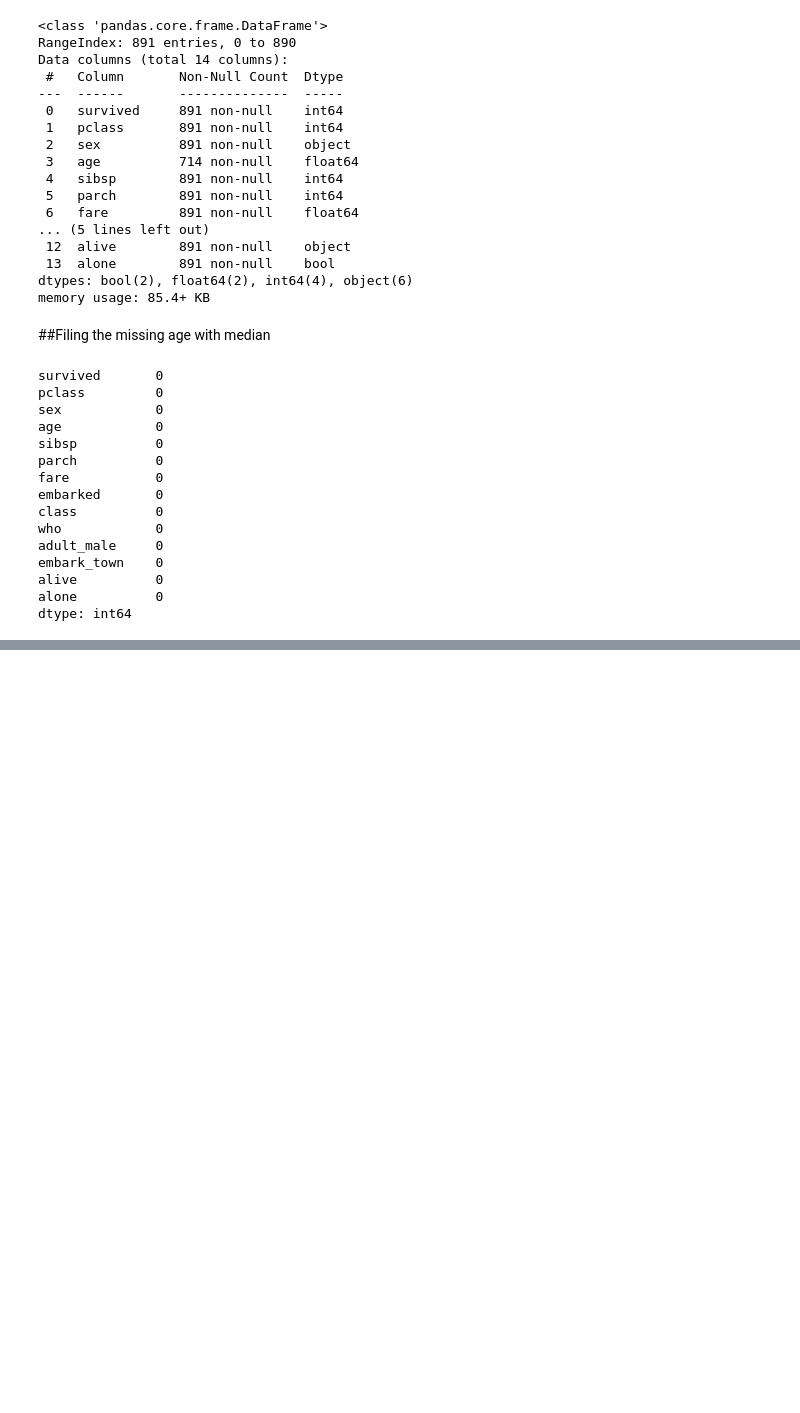
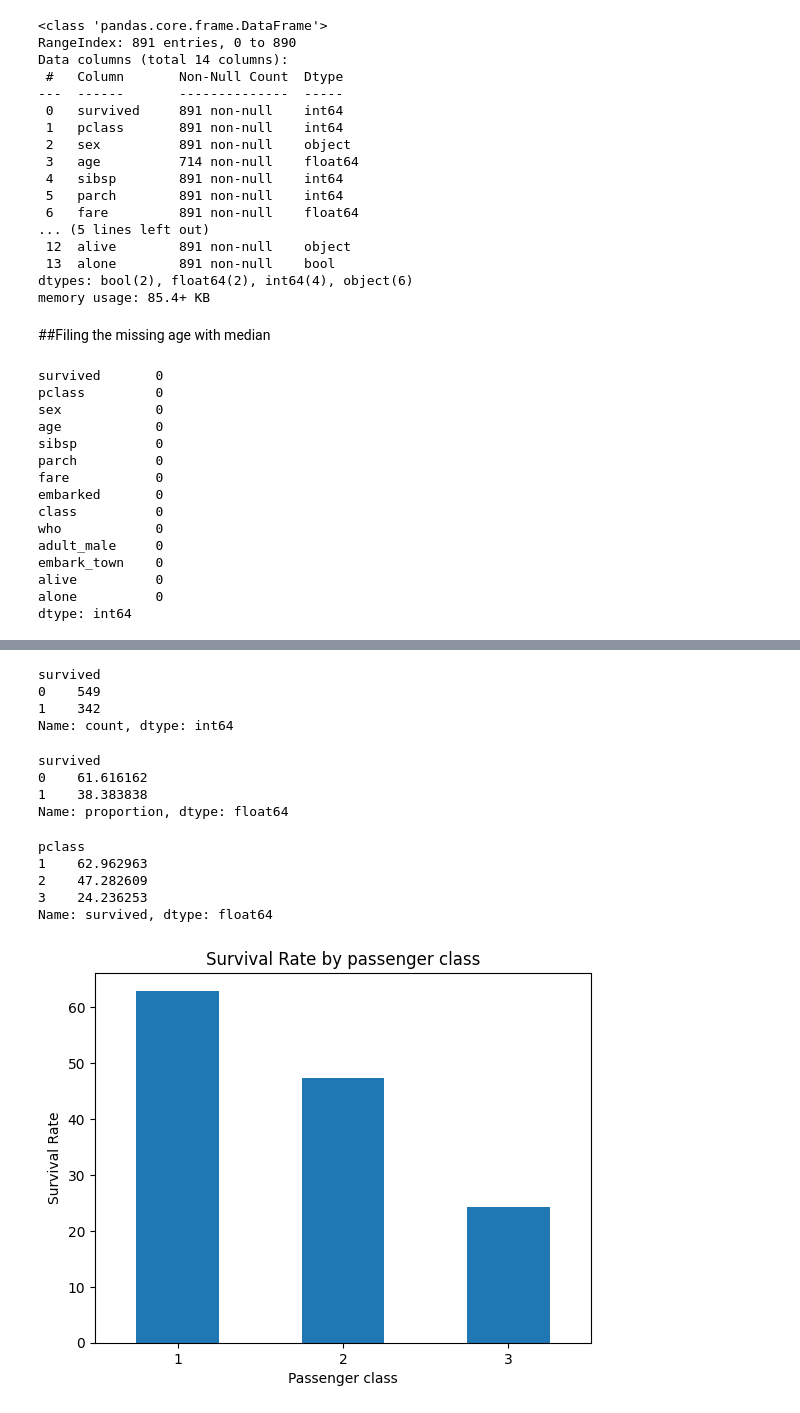
Before and after one commit to Shashank-sketchAl/ML-90-Day-Challenge-, a Jupyter notebook: Day16.ipynb, the cells around one changed output, grey strips where cells are left out. Cells and saved outputs as stored; diff of their text form; code cells hidden in the pictures; blank space fills up the shorter version.

```diff
--- a/Day16.ipynb
+++ b/Day16.ipynb
@@ -152,0 +216,12 @@ dtype: int64
+# %%
+url = "https://raw.githubusercontent.com/mwaskom/seaborn-data/master/titanic.csv"
+df = pd.read_csv(url)
+
+df = df.drop(columns=["deck"])
+df["age"] = df["age"].fillna(df["age"].median())
+df["embarked"] = df["embarked"].fillna(df["embarked"].mode()[0])
+df["embark_town"] = df["embark_town"].fillna(df["embark_town"].mode()[0])
+
+print("Shape after cleaning:", df.shape)
+print("Missing values:", df.isnull().sum().sum())
+print("Duplicate rows:", df.duplicated().sum())
@@ -152,0 +244,35 @@ dtype: int64
+# %%
+print(df["survived"].value_counts())
+# %% [output]
+survived
+0    549
+1    342
+Name: count, dtype: int64
+# %%
+print(df["survived"].value_counts(normalize=True)*100)
+# %% [output]
+survived
+0    61.616162
+1    38.383838
+Name: proportion, dtype: float64
+# %%
+survival_by_class = df.groupby("pclass")["survived"].mean()*100
+print(survival_by_class)
+# %% [output]
+pclass
+1    62.962963
+2    47.282609
+3    24.236253
+Name: survived, dtype: float64
+# %%
+import matplotlib.pyplot as plt
+
+survival_by_class.plot(kind="bar")
+
+plt.title("Survival Rate by passenger class")
+plt.xlabel("Passenger class")
+plt.ylabel("Survival Rate")
+plt.xticks(rotation=0)
+plt.show()
+# %% [output]
+[figure, added]
```
Also changed, not shown: parts of 10 cells of this notebook.
